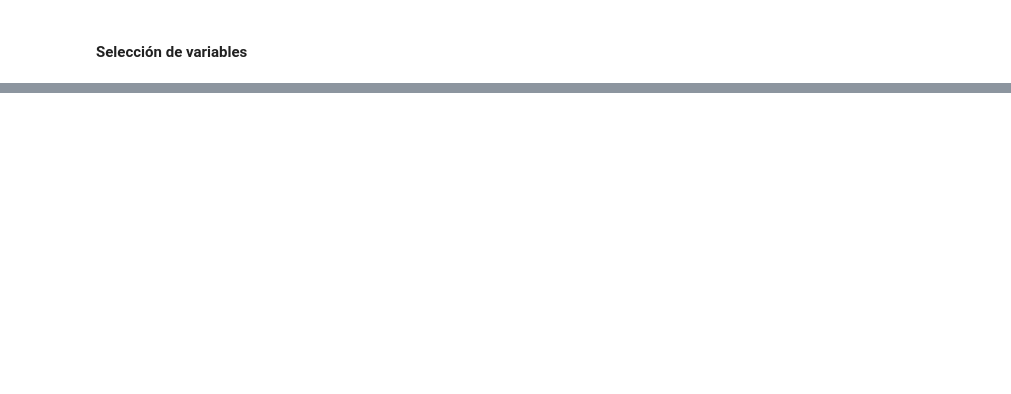
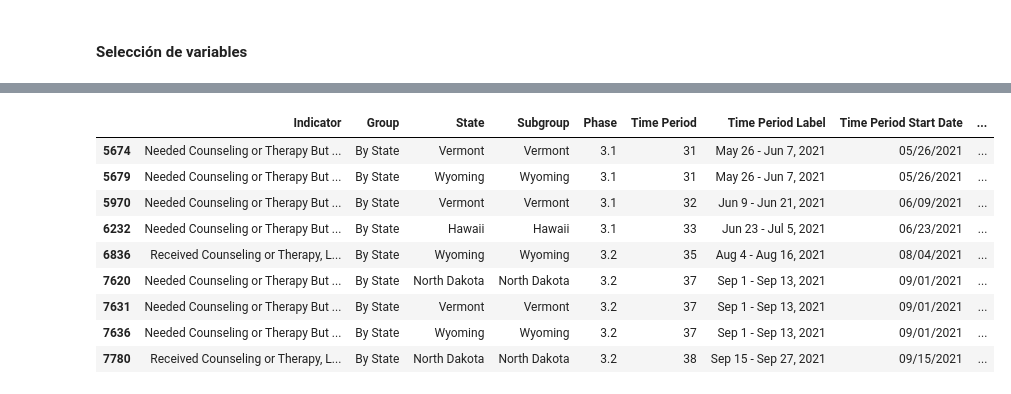
Before and after one commit to ElenaVillano/prope-programacion, a Jupyter notebook: materiales/m05_exploracion.ipynb, the cells around one changed output, grey strips where cells are left out. Cells and saved outputs as stored; diff of their text form; code cells hidden in the pictures; blank space fills up the shorter version.

```diff
--- a/materiales/m05_exploracion.ipynb
+++ b/materiales/m05_exploracion.ipynb
@@ -165,0 +818,2 @@ df_sex['Value'].min()
+# %%
+df_na= df[df["LowCI"].isna()]
@@ -165,0 +845,13 @@ df_sex['Value'].min()
+# %%
+df_na[df_na['State'] != 'United States']
+# %% [output]
+|  | Indicator | Group | State | Subgroup | Phase | Time Period | Time Period Label | Time Period Start Date | ... |
+| 5674 | Needed Counseling or Therapy But ... | By State | Vermont | Vermont | 3.1 | 31 | May 26 - Jun 7, 2021 | 05/26/2021 | ... |
+| 5679 | Needed Counseling or Therapy But ... | By State | Wyoming | Wyoming | 3.1 | 31 | May 26 - Jun 7, 2021 | 05/26/2021 | ... |
+| 5970 | Needed Counseling or Therapy But ... | By State | Vermont | Vermont | 3.1 | 32 | Jun 9 - Jun 21, 2021 | 06/09/2021 | ... |
+| 6232 | Needed Counseling or Therapy But ... | By State | Hawaii | Hawaii | 3.1 | 33 | Jun 23 - Jul 5, 2021 | 06/23/2021 | ... |
+| 6836 | Received Counseling or Therapy, L... | By State | Wyoming | Wyoming | 3.2 | 35 | Aug 4 - Aug 16, 2021 | 08/04/2021 | ... |
+| 7620 | Needed Counseling or Therapy But ... | By State | North Dakota | North Dakota | 3.2 | 37 | Sep 1 - Sep 13, 2021 | 09/01/2021 | ... |
+| 7631 | Needed Counseling or Therapy But ... | By State | Vermont | Vermont | 3.2 | 37 | Sep 1 - Sep 13, 2021 | 09/01/2021 | ... |
+| 7636 | Needed Counseling or Therapy But ... | By State | Wyoming | Wyoming | 3.2 | 37 | Sep 1 - Sep 13, 2021 | 09/01/2021 | ... |
+| 7780 | Received Counseling or Therapy, L... | By State | North Dakota | North Dakota | 3.2 | 38 | Sep 15 - Sep 27, 2021 | 09/15/2021 | ... |
```
Also changed, not shown: parts of 74 cells of this notebook.
